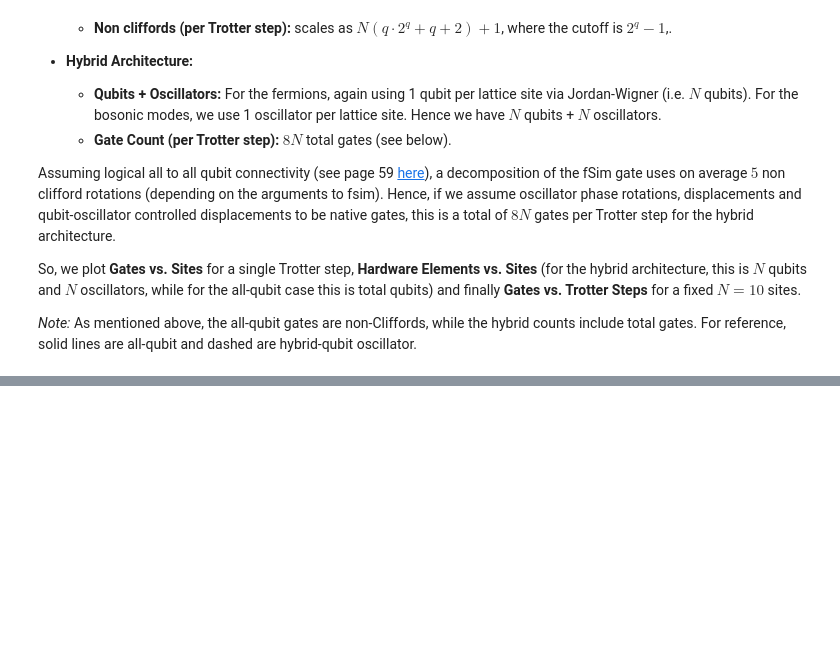
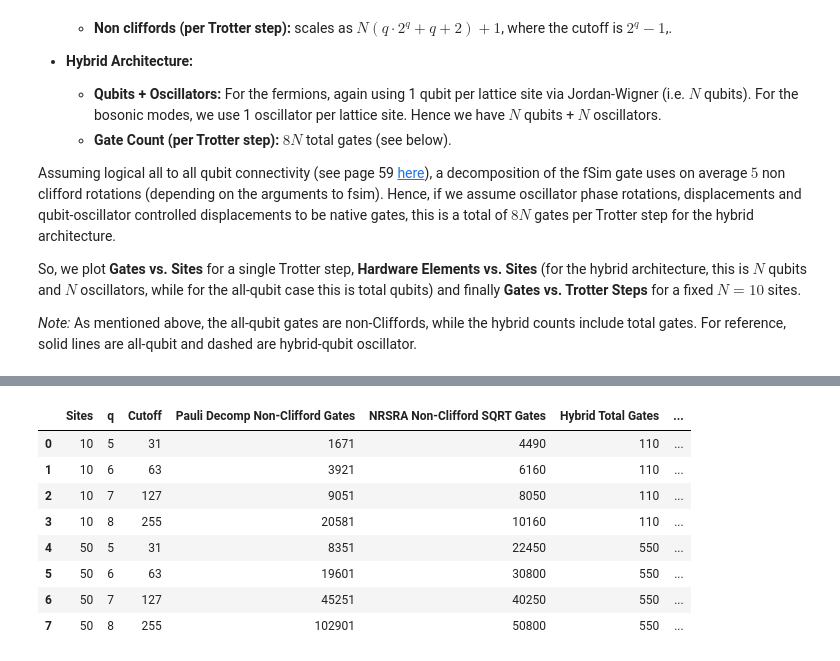
Before and after one commit to samgodwood/bosonic-qiskit, a Jupyter notebook: playground/bosonic_operator_costs/holstein/qubit_holstein.ipynb, the cells around one changed output, grey strips where cells are left out. Saved outputs shown, nothing was run; the diff lists cells and outputs as text; code cells hidden in the pictures; blank space fills up the shorter version.

Commit message:
Add NRSRA

```diff
--- a/playground/bosonic_operator_costs/holstein/qubit_holstein.ipynb
+++ b/playground/bosonic_operator_costs/holstein/qubit_holstein.ipynb
@@ -416,0 +393,55 @@ display(df)
+# %%
+import pandas as pd
+from IPython.display import display
+sites_list = [10, 50]
+q_values = [5, 6, 7, 8]
+
+rows = []
+for fixed_sites in sites_list:
+    # Compute cutoff for each q
+    cutoffs = [2**q - 1 for q in q_values]
+
+    # Pauli Decomp formulas:
+    #   Non-Clifford Gates = fixed_sites * (q*(2**q) + q + 2) + 1
+    #   Qubits = fixed_sites * (1 + q)
+    pd_non_clifford = [fixed_sites * (q * (2**q) + q + 2) + 1 for q in q_values]
+    pd_qubits = [fixed_sites * (1 + q) for q in q_values]
+
+    # NRSRA formulas:
+    #   Non-Clifford Gates = fixed_sites * 2 * ((11/2) * q**2 + 23*q - 28) for a displacement at each site
+    #   Qubits = fixed_sites * (3*q + 2 + 1)
+    nrsra_non_clifford = [int(round(fixed_sites * 2 * ((11/2) * q**2 + 23*q - 28))) for q in q_values]
+    nrsra_qubits = [fixed_sites * (3*q + 2 + 1) for q in q_values]
+
+    # Hybrid formulas:
+    #   Hybrid Total Gates = fixed_sites * 11
+    #   Hybrid Hardware Elements = fixed_sites * 2
+    hybrid_gates = fixed_sites * 11
+    hybrid_hardware = fixed_sites * 2
+
+    for i, q in enumerate(q_values):
+        row = {
+            'Sites': fixed_sites,
+            'q': q,
+            'Cutoff': cutoffs[i],
+            'Pauli Decomp Non-Clifford Gates': pd_non_clifford[i],
+            'NRSRA Non-Clifford SQRT Gates': nrsra_non_clifford[i],
+            'Hybrid Total Gates': hybrid_gates,
+            'Pauli Decomp Qubits': pd_qubits[i],
+            'NRSRA Qubits': nrsra_qubits[i],
+            'Hybrid Hardware Elements': hybrid_hardware
+        }
+        rows.append(row)
+
+df = pd.DataFrame(rows)
+display(df)
+# %% [output]
+|  | Sites | q | Cutoff | Pauli Decomp Non-Clifford Gates | NRSRA Non-Clifford SQRT Gates | Hybrid Total Gates | ... |
+| 0 | 10 | 5 | 31 | 1671 | 4490 | 110 | ... |
+| 1 | 10 | 6 | 63 | 3921 | 6160 | 110 | ... |
+| 2 | 10 | 7 | 127 | 9051 | 8050 | 110 | ... |
+| 3 | 10 | 8 | 255 | 20581 | 10160 | 110 | ... |
+| 4 | 50 | 5 | 31 | 8351 | 22450 | 550 | ... |
+| 5 | 50 | 6 | 63 | 19601 | 30800 | 550 | ... |
+| 6 | 50 | 7 | 127 | 45251 | 40250 | 550 | ... |
+| 7 | 50 | 8 | 255 | 102901 | 50800 | 550 | ... |
```
Also changed, not shown: parts of 3 cells of this notebook.
